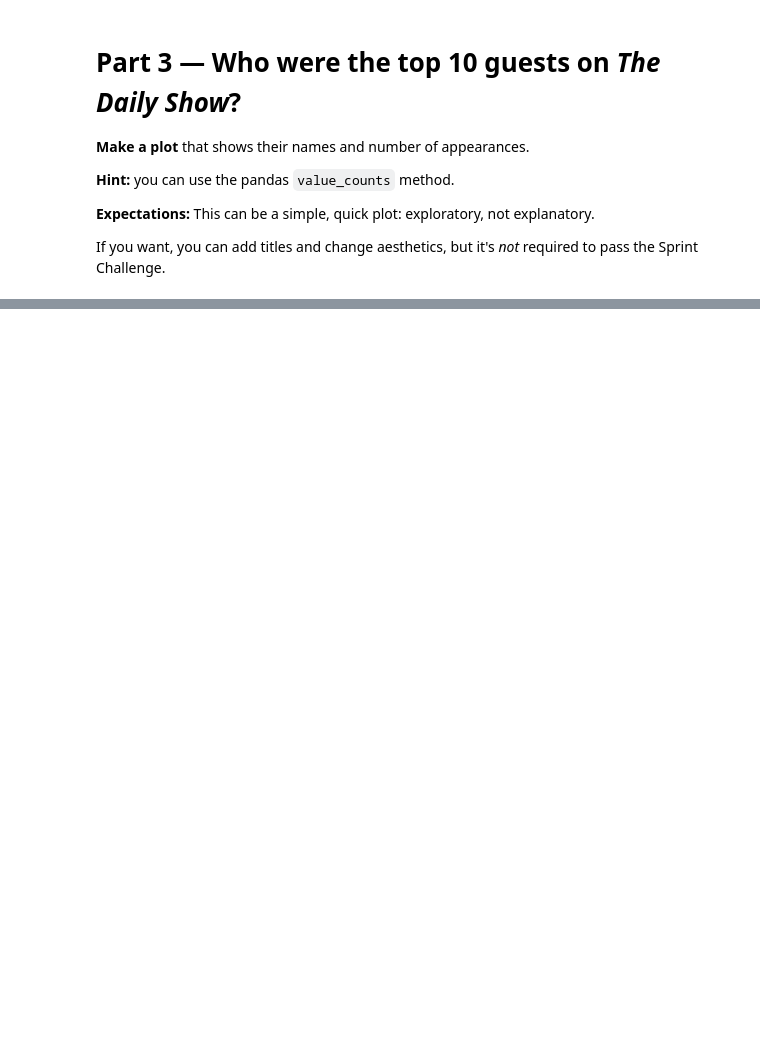
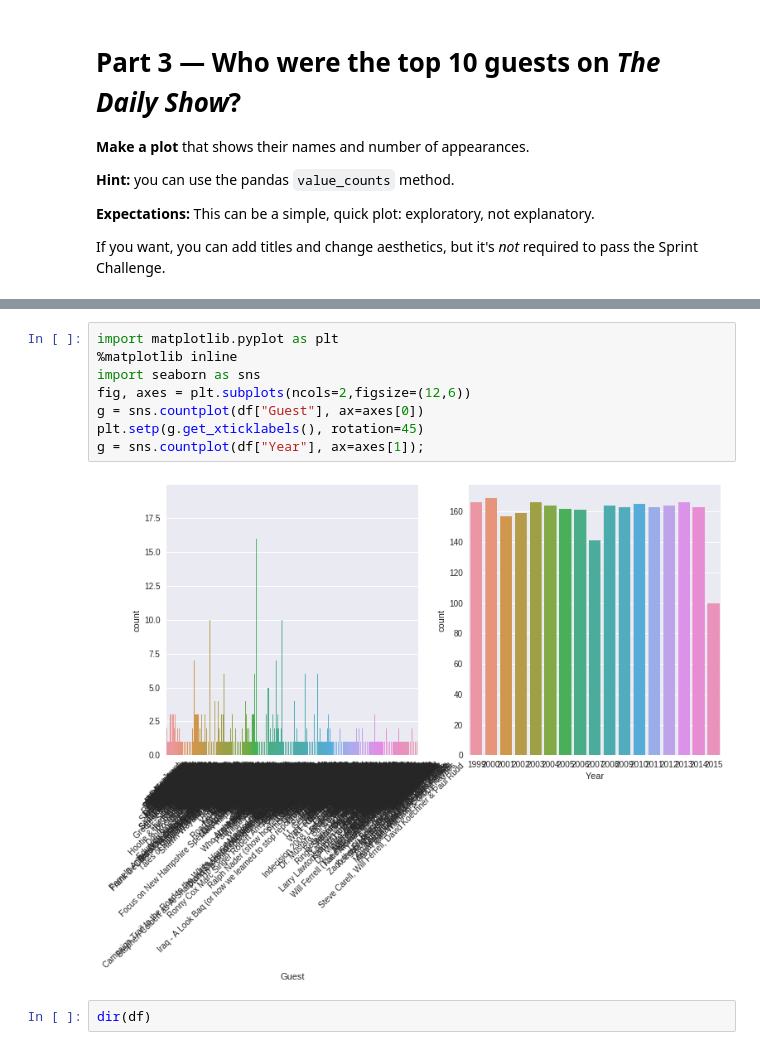
Before and after one commit to bloominstituteoftechnology/DS-Sprint-02-Storytelling-With-Data, a Jupyter notebook: DS_Unit_1_Sprint_Challenge_2.ipynb, the cells around one changed output, grey strips where cells are left out. Cells and saved outputs as stored; diff of their text form; blank space fills up the shorter version.

```diff
--- a/DS_Unit_1_Sprint_Challenge_2.ipynb
+++ b/DS_Unit_1_Sprint_Challenge_2.ipynb
@@ -80,0 +219,12 @@ If you want, you can add titles and change aesthetics, but it's _not_ required t
+# %%
+import matplotlib.pyplot as plt
+%matplotlib inline
+import seaborn as sns
+fig, axes = plt.subplots(ncols=2,figsize=(12,6))
+g = sns.countplot(df["Guest"], ax=axes[0])
+plt.setp(g.get_xticklabels(), rotation=45)
+g = sns.countplot(df["Year"], ax=axes[1]);
+# %% [output]
+[figure, added]
+# %%
+dir(df)
```
Also changed, not shown: parts of 16 cells of this notebook.
